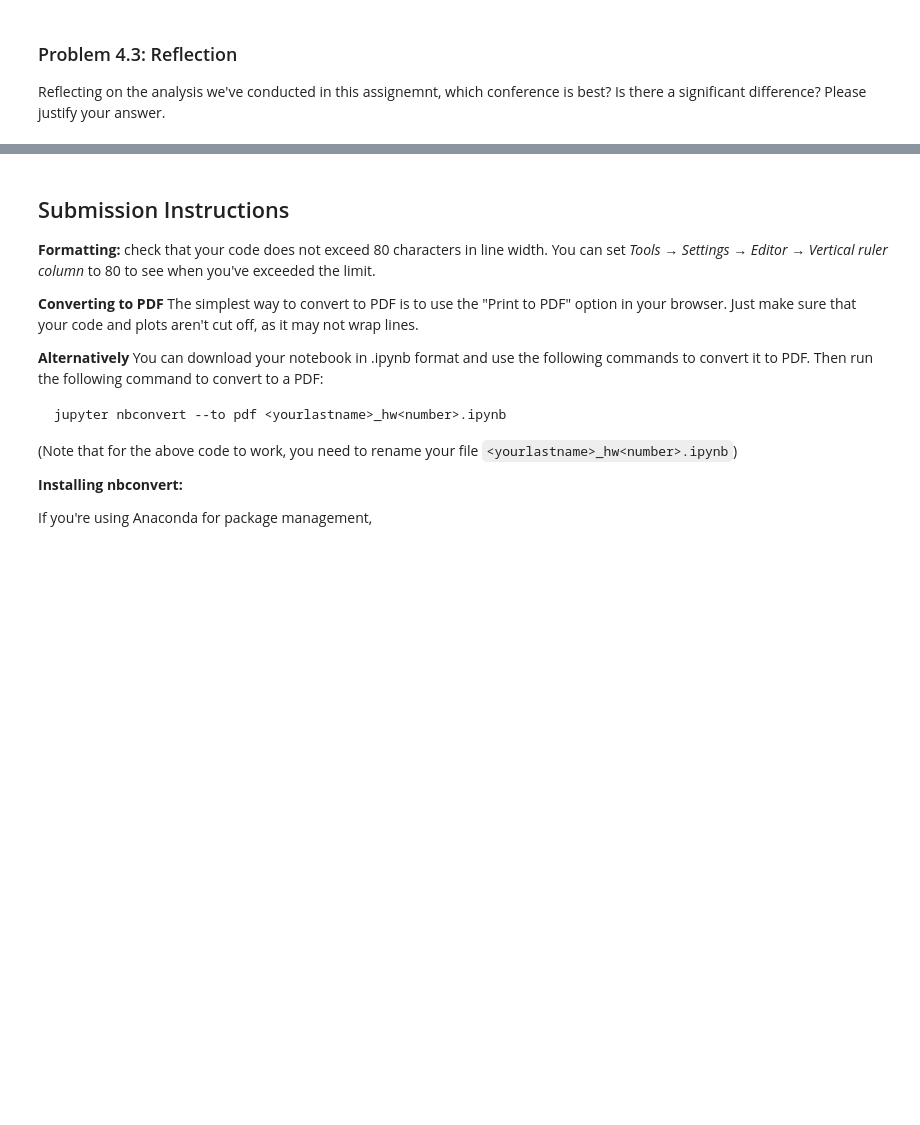
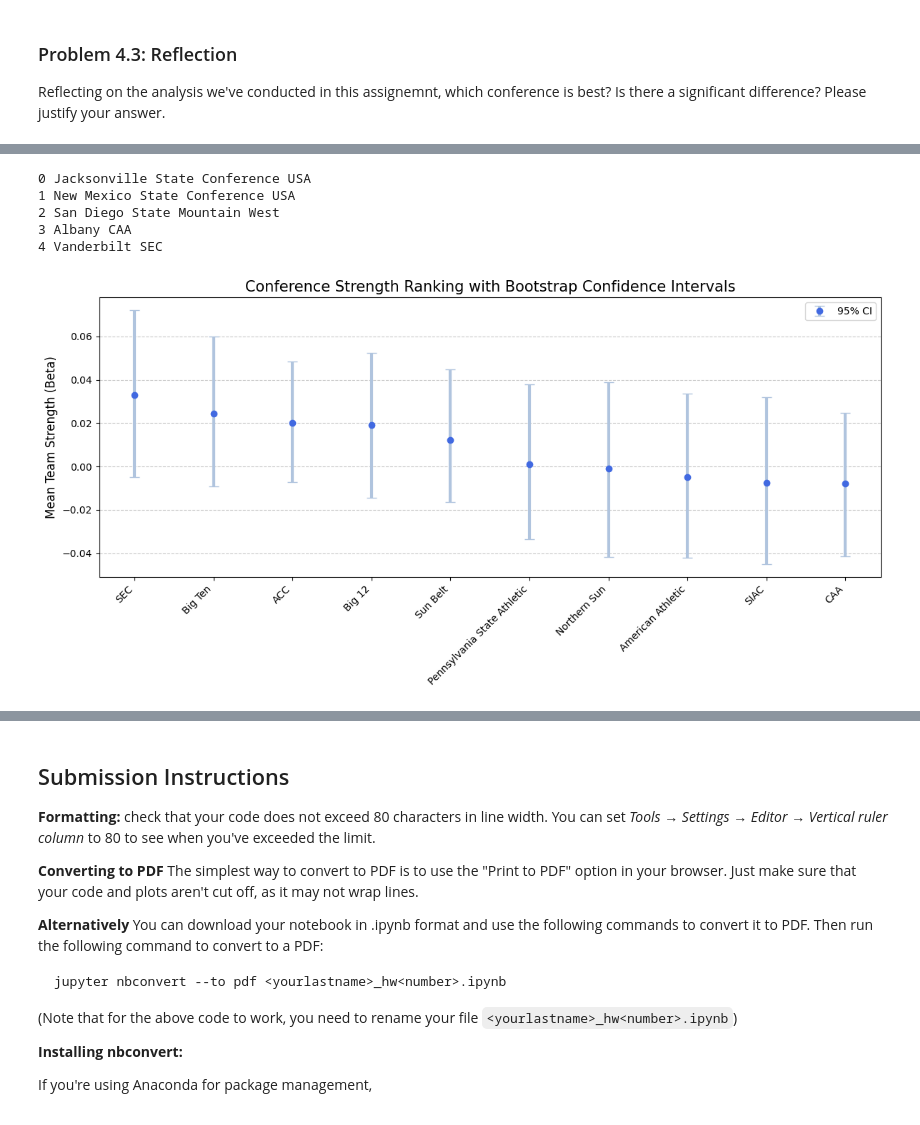
Before and after one commit to Zane-Liao/stats305b, a Jupyter notebook: hw1.ipynb, the cells around one changed output, grey strips where cells are left out. Saved outputs shown, nothing was run; the diff lists cells and outputs as text; code cells hidden in the pictures; blank space fills up the shorter version.

```diff
--- a/hw1.ipynb
+++ b/hw1.ipynb
@@ -639,0 +730,25 @@ Reflecting on the analysis we've conducted in this assignemnt, which conference
+# %%
+home_con = df[["Home Team", "Home Conference"]].rename(columns={"Home Team":"Team", "Home Conference":"Conference"})
+away_con = df[["Away Team", "Away Conference"]].rename(columns={"Away Team":"Team", "Away Conference":"Conference"})
+team_to_con = pd.concat([home_con, away_con], ignore_index=True).drop_duplicates().set_index("Team")["Conference"].to_dict()
+# %%
+from itertools import islice
+
+for i, (k, v) in enumerate(islice(team_to_con.items(), 5)):
+    print(i, k, v)
+# %% [output]
+0 Jacksonville State Conference USA
+1 New Mexico State Conference USA
+2 San Diego State Mountain West
+3 Albany CAA
+4 Vanderbilt SEC
+# %%
+# Bootstrap Sampling
+df_newton_beta["Conference"] = df_newton_beta["Team"].map(team_to_con)
+num_iters = 1000
+bootstrap_data = []
+
+# nlargest() -> Retrieves the top 12 most representative conferences
+# value_counes() -> Counts the number of teams in each conference
+# index -> Gets a list of these conference names
+top_conferences = df_newton_beta["Conference"].value_counts().nlargest(10).index
@@ -639,0 +777,22 @@ Reflecting on the analysis we've conducted in this assignemnt, which conference
+# %%
+# Visualization: Draw an error bar chart with confidence intervals
+df_boot = pd.DataFrame(bootstrap_data).sort_values(by='Mean', ascending=False)
+plt.figure(figsize=(12, 6))
+plt.errorbar(
+    df_boot['Conference'],
+    df_boot['Mean'],
+    yerr=[df_boot['Mean'] - df_boot['Low'], df_boot['High'] - df_boot['Mean']], # Compute 95% confidence interval
+    fmt='o', color='royalblue', ecolor='lightsteelblue', elinewidth=3, capsize=5, label='95% CI'
+)
+
+# Tilt the label at a 45-degree angle to avoid crowding, Right-aligned text on the horizontal axis
+plt.xticks(rotation=45, ha='right')
+
+plt.title("Conference Strength Ranking with Bootstrap Confidence Intervals", fontsize=15)
+plt.ylabel("Mean Team Strength (Beta)", fontsize=12)
+plt.grid(axis='y', linestyle='--', alpha=0.7) # Add horizontal grid
+plt.legend()
+plt.tight_layout() # Automatic layout adjustment
+plt.show()
+# %% [output]
+[figure, added]
```
Also changed, not shown: parts of 20 cells of this notebook.
